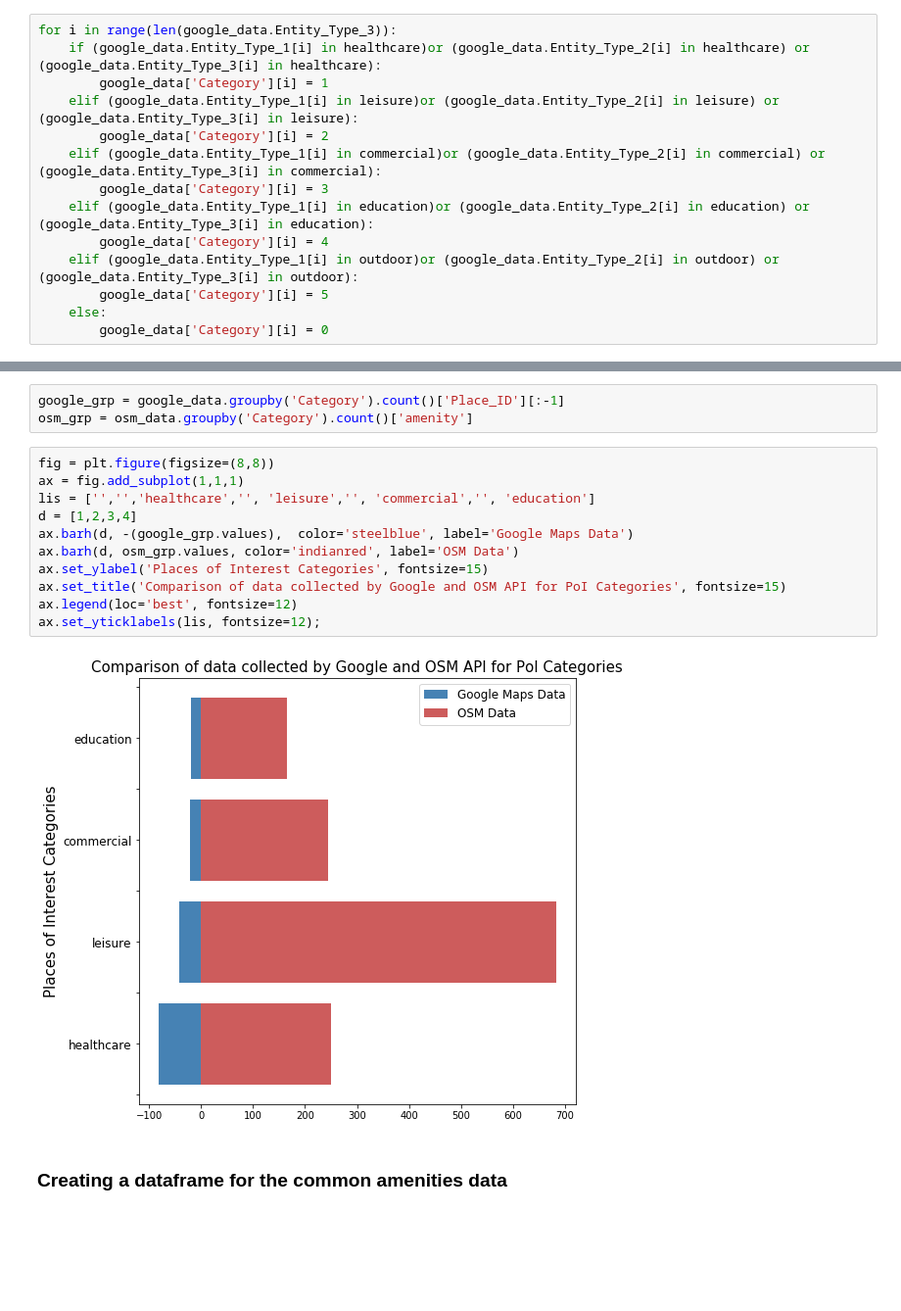
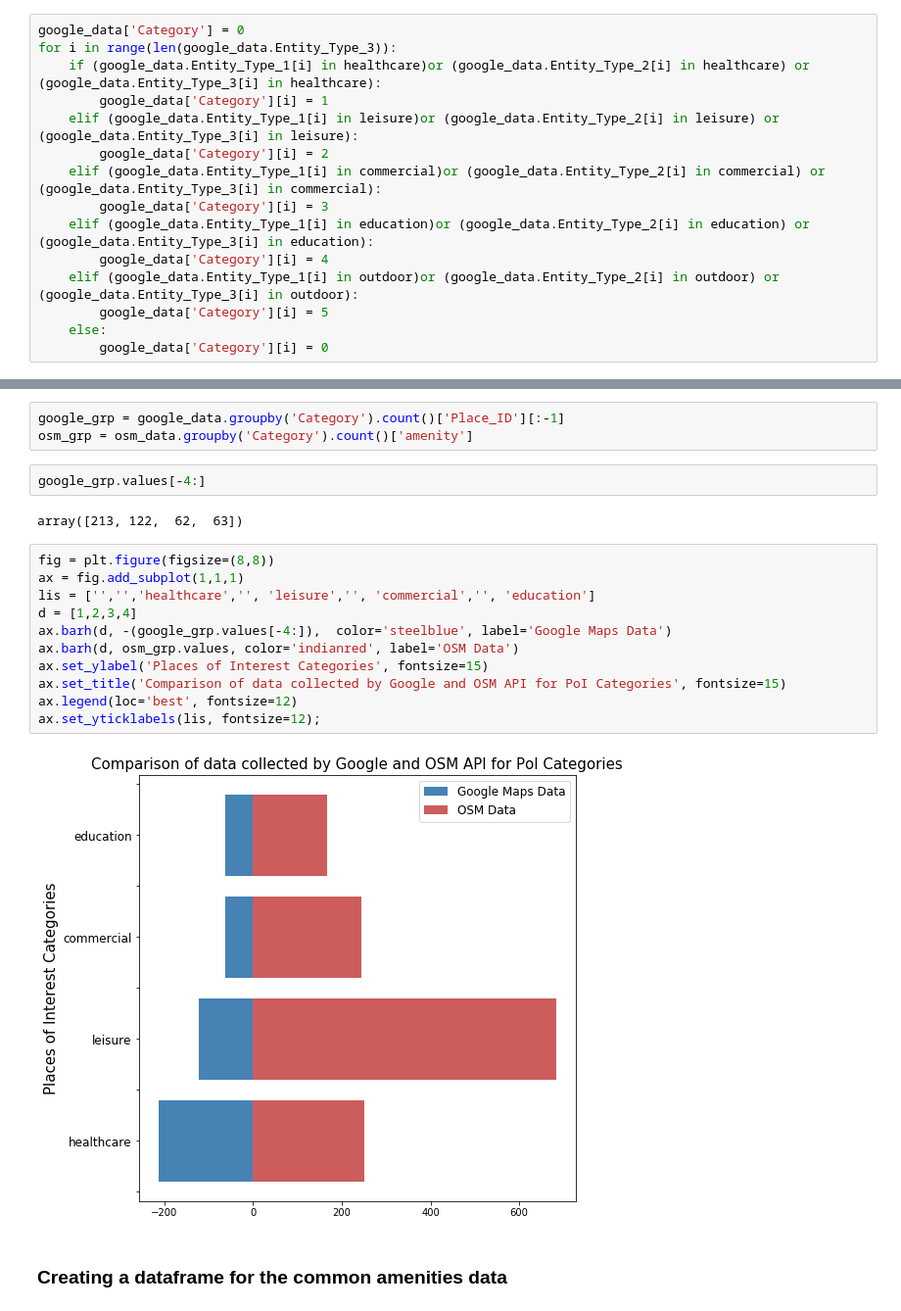
Before and after one commit to gauravcusp/WB_CityResilienceProgram, a Jupyter notebook: POI_Ulaanbaatar.ipynb, the cells around one changed output, grey strips where cells are left out. Shown: that part at 98% size. Drawn from its saved outputs; the diff is of its cells as text; blank space fills up the shorter version.

```diff
--- a/POI_Ulaanbaatar.ipynb
+++ b/POI_Ulaanbaatar.ipynb
@@ -236,6 +233,7 @@ commercial = ['electronics_store', 'gym','bank', 'department_store','travel_agen
 education = ['university', 'school','book_store']
 outdoor = ['amusement_park', 'park', 'zoo', 'campground']
 # %%
+google_data['Category'] = 0
 for i in range(len(google_data.Entity_Type_3)):
     if (google_data.Entity_Type_1[i] in healthcare)or (google_data.Entity_Type_2[i] in healthcare) or (google_data.Entity_Type_3[i] in healthcare):
         google_data['Category'][i] = 1
@@ -499,19 +482,23 @@ viz4.show()
 # %%
 google_grp = google_data.groupby('Category').count()['Place_ID'][:-1]
 osm_grp = osm_data.groupby('Category').count()['amenity']
+# %%
+google_grp.values[-4:]
+# %% [output]
+array([213, 122,  62,  63])
 # %%
 fig = plt.figure(figsize=(8,8))
 ax = fig.add_subplot(1,1,1)
 lis = ['','','healthcare','', 'leisure','', 'commercial','', 'education']
 d = [1,2,3,4]
-ax.barh(d, -(google_grp.values),  color='steelblue', label='Google Maps Data')
+ax.barh(d, -(google_grp.values[-4:]),  color='steelblue', label='Google Maps Data')
 ax.barh(d, osm_grp.values, color='indianred', label='OSM Data')
 ax.set_ylabel('Places of Interest Categories', fontsize=15)
 ax.set_title('Comparison of data collected by Google and OSM API for PoI Categories', fontsize=15)
 ax.legend(loc='best', fontsize=12)
 ax.set_yticklabels(lis, fontsize=12);
 # %% [output]
-[figure, old version]
+[figure, new version]
 # %% [markdown]
 ### Creating a dataframe for the common amenities data
 # %%
```
Also changed, not shown: parts of 29 cells of this notebook.
